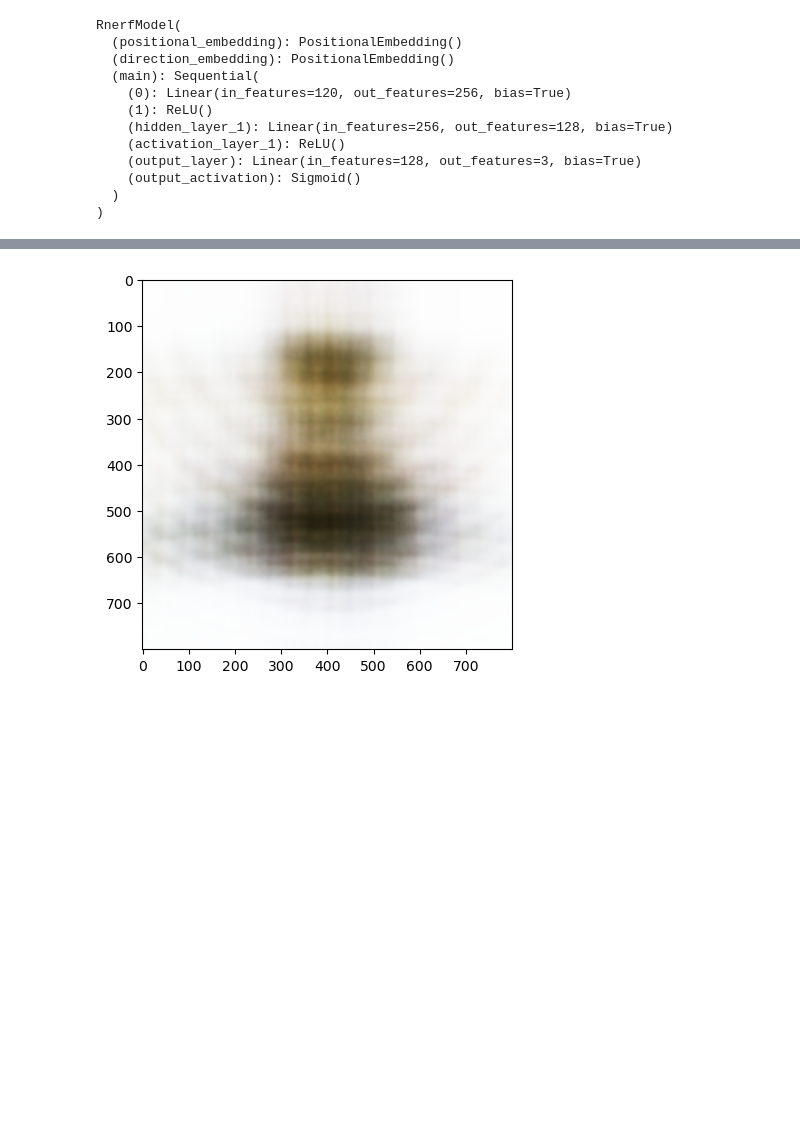
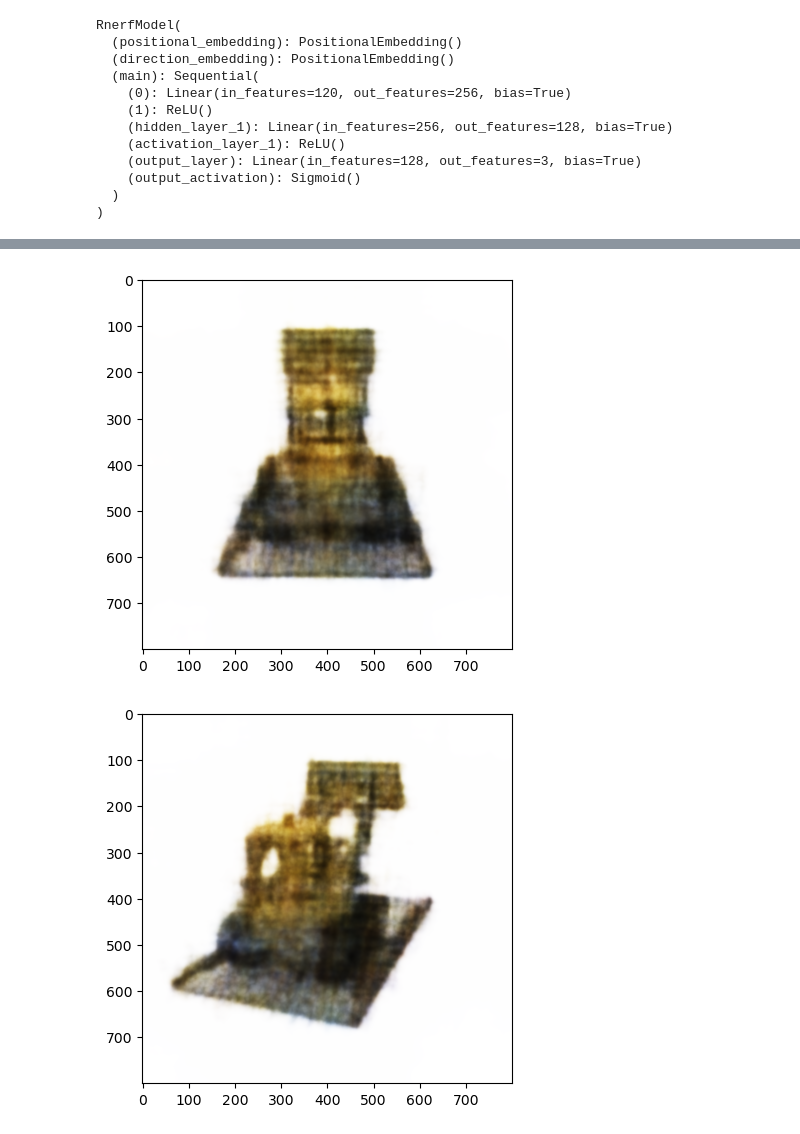
Before and after one commit to Naloween/rnerf, a Jupyter notebook: lab.ipynb, the cells around one changed output, grey strips where cells are left out. Drawn from its saved outputs; the diff is of its cells as text; code cells hidden in the pictures; blank space fills up the shorter version.

Commit message:
training on 5 images

```diff
--- a/lab.ipynb
+++ b/lab.ipynb
@@ -35,8 +35,8 @@ RnerfModel(
 # %%
 img_size = 800*800
 # %%
-nb_epochs = 20
-lr = 2e-4
+nb_epochs = 100
+lr = 1e-4
 nb_images = 5
 losses = model.train(rays[:nb_images*img_size], rgbs[:nb_images*img_size], nb_epochs, img_size, lr)
 
@@ -47,9 +60,11 @@ plt.show()
 # %%
 renderer = rnerf.RaysRenderer(model)
-img_index = 0
-img = renderer.render_rays((800,800), rays[img_index*img_size:(img_index+1)*img_size], 1)
 
-plt.imshow(img)
-plt.show()
+for img_index in range(5):
+    img = renderer.render_rays((800,800), rays[img_index*img_size:(img_index+1)*img_size], 1)
+
+    plt.imshow(img)
+    plt.show()
 # %% [output]
-[figure, old version]
+[figure, new version]
+[figure, added]
```
Also changed, not shown: parts of 3 cells of this notebook, 1 other file.
